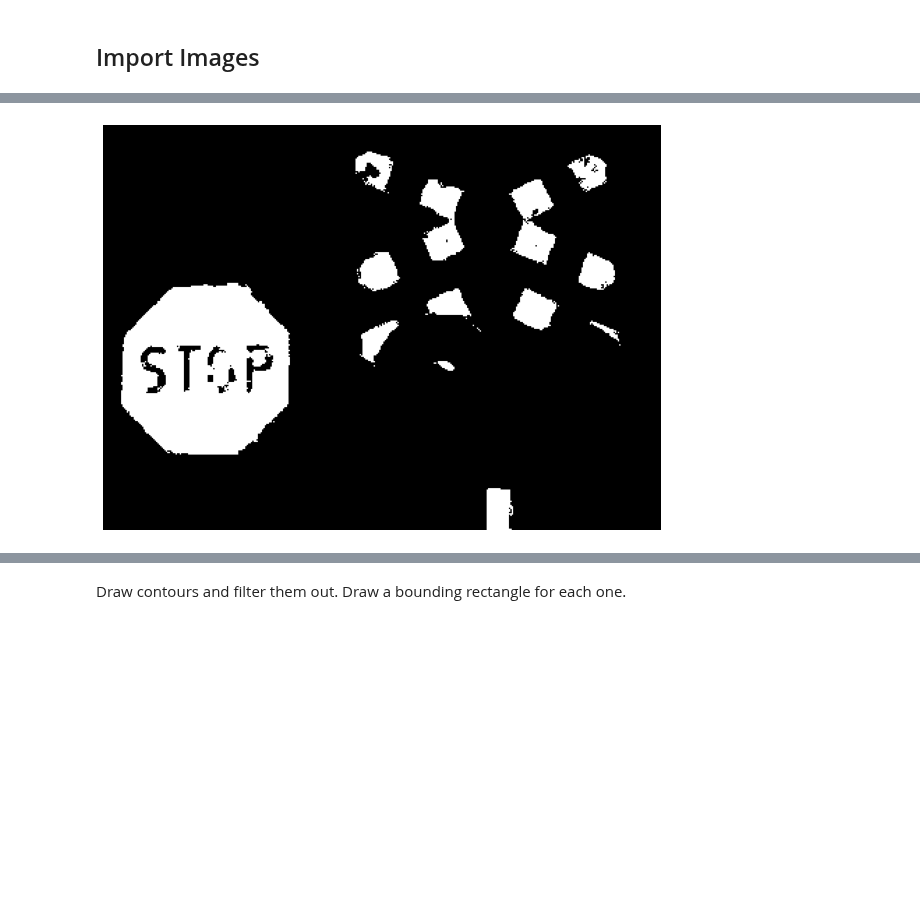
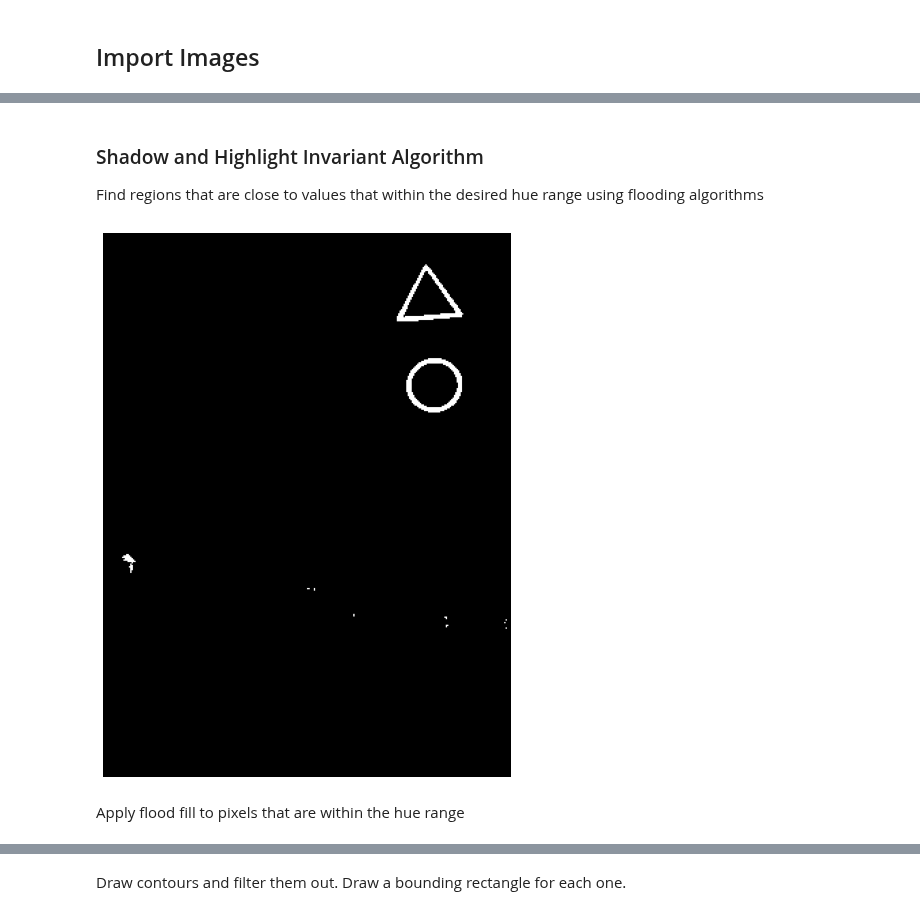
Before and after one commit to joaolucasmartins/VC2022, a Jupyter notebook: notebook.ipynb, the cells around one changed output, grey strips where cells are left out. Cells and saved outputs as stored; diff of their text form; code cells hidden in the pictures; blank space fills up the shorter version.

```diff
--- a/notebook.ipynb
+++ b/notebook.ipynb
@@ -91,6 +75,6 @@ Nesta secção iremos delimitar quais as áreas em que estamos interessados em a
 # %%
 imgId = filterType(["stop"]).index[2]
-# imgId = 134
+imgId = 578
 img = importImage(imgId)
 #speedLimit = cv.imread('dataset/images/test.png')
 displayImage(img)
@@ -129,9 +152,12 @@ Utilizando as equações em TODO, podemos usar um threshold para selecionar apen
+# %% [markdown]
+### Shadow and Highlight Invariant Algorithm
+Find regions that are close to values that within the desired hue range using flooding algorithms
 # %%
 RED = 0
 BLUE = 1
 
 
-def splitColor(img, color):
+def splitColorShadowHighlightInv(img, color):
     def calcScore(H, S, V):
         H = H * 255 / 179
         if color == RED:
@@ -140,40 +166,43 @@ def splitColor(img, color):
             else:
                 H = 0
         elif color == BLUE:
-            if (H > 140 and H <= 185):
+            if (H > 150 and H <= 175):
                 H = 255
             else:
                 H = 0
 
         if S < 40:
             H = 0
 
         if V < 30 or V > 230:
             H = 0
 
         return H
+
 
     height, width = img.shape[0], img.shape[1]
     hsv = cv.cvtColor(img, cv.COLOR_BGR2HSV)
     b, g, r = cv.split(img)
     h, s, v = cv.split(hsv)
     blank_image_h = np.zeros((height, width), np.uint8)
 
     # print("SAT:" + str(np.max(s)))
     for i in range(height):
         for j in range(width):
             h_val = calcScore(h[i, j], s[i, j], v[i, j])
             blank_image_h[i, j] = h_val
 
     return blank_image_h
 
 
-hs_red = splitColor(img, RED)
-hs_blue = splitColor(img, BLUE)
+hs_red = splitColorShadowHighlightInv(img, RED)
+hs_blue = splitColorShadowHighlightInv(img, BLUE)
 
 displayImage(hs_red)
 # %% [output]
-[figure, old version]
+[figure, new version]
+# %% [markdown]
+Apply flood fill to pixels that are within the hue range
 # %%
 def regionGrow(hs):
 
```
Also changed, not shown: parts of 47 cells of this notebook.
